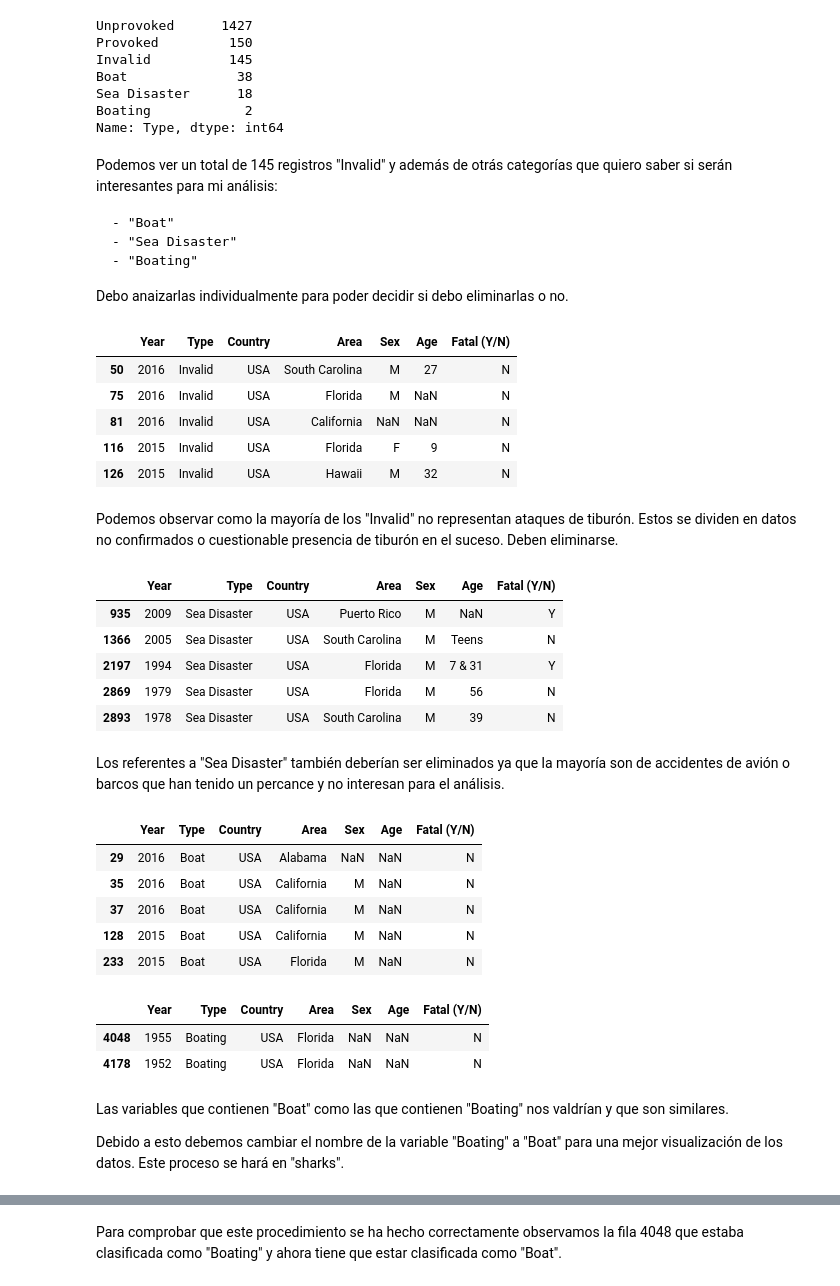
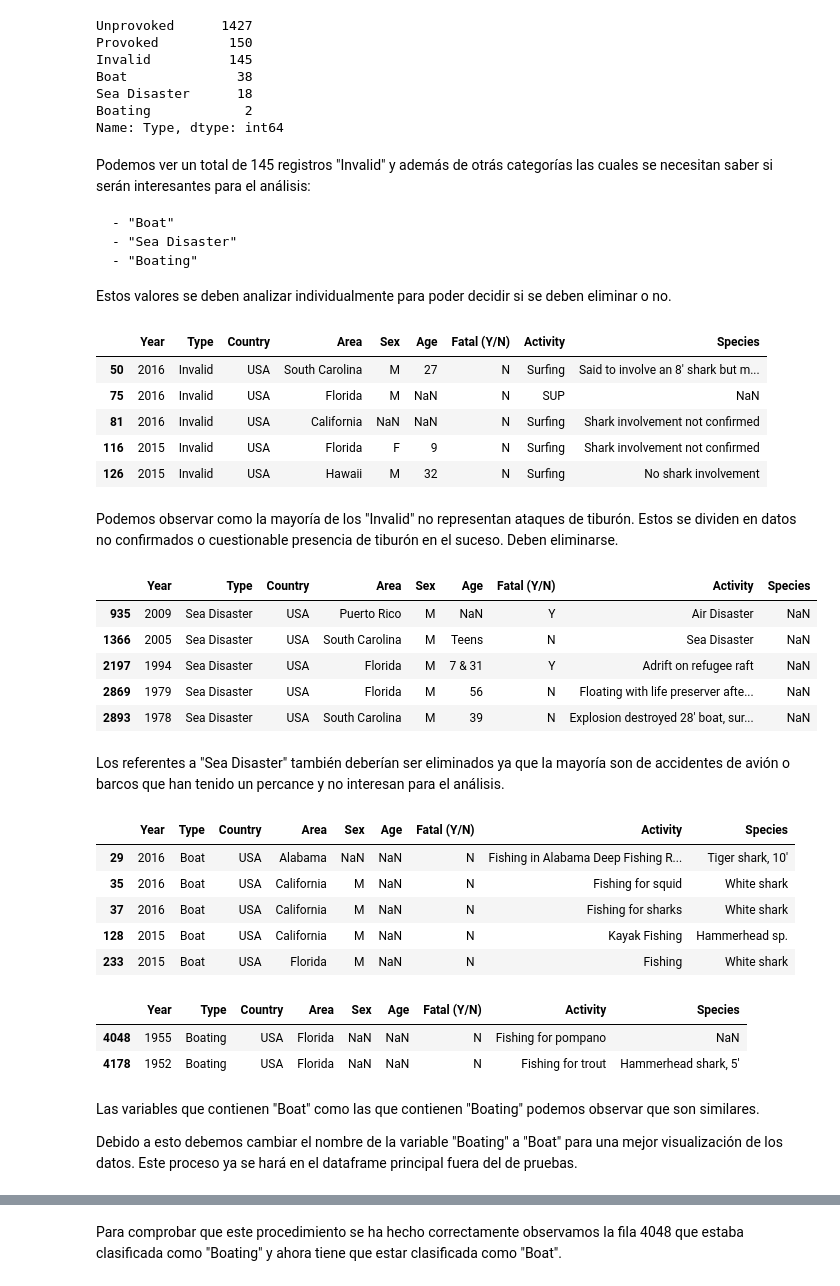
Before and after one commit to ironhack-datalabs/datamad0419, a Jupyter notebook: module-1/pandas-project/your-code/Pandas project - Jacobo Pintos (Data cleaning).ipynb, the cells around one changed output, grey strips where cells are left out. Drawn from its saved outputs; the diff is of its cells as text; code cells hidden in the pictures.

```diff
--- a/module-1/pandas-project/your-code/Pandas project - Jacobo Pintos (Data cleaning).ipynb
+++ b/module-1/pandas-project/your-code/Pandas project - Jacobo Pintos (Data cleaning).ipynb
@@ -115,58 +115,63 @@ Sea Disaster      18
 Boating            2
 Name: Type, dtype: int64
 # %% [markdown]
-Podemos ver un total de 145 registros "Invalid" y además de otrás categorías que quiero saber si serán interesantes para mi análisis:
+Podemos ver un total de 145 registros "Invalid" y además de otrás categorías las cuales se necesitan saber si serán interesantes para el análisis:
 
     - "Boat"
     - "Sea Disaster"
     - "Boating"
 
-Debo anaizarlas individualmente para poder decidir si debo eliminarlas o no.
+Estos valores se deben analizar individualmente para poder decidir si se deben eliminar o no.
+# %%
+colnames=['Year', 'Type', 'Country', 'Area', 'Sex', 'Age', 'Fatal (Y/N)', 'Activity', 'Species ']
+sharks_test = pd.DataFrame(data, columns=colnames)
+sharks_test = sharks_test.drop(sharks_test[sharks_test['Year']<1950].index)
+sharks_test = sharks_test.drop(sharks_test[sharks_test['Country']!='USA'].index)
 # %%
-test_typeinvalid= sharks.drop(sharks[sharks['Type']!='Invalid'].index)
+test_typeinvalid= sharks_test.drop(sharks_test[sharks_test['Type']!='Invalid'].index)
 test_typeinvalid.head()
 # %% [output]
-|  | Year | Type | Country | Area | Sex | Age | Fatal (Y/N) |
-| 50 | 2016 | Invalid | USA | South Carolina | M | 27 | N |
-| 75 | 2016 | Invalid | USA | Florida | M | NaN | N |
-| 81 | 2016 | Invalid | USA | California | NaN | NaN | N |
-| 116 | 2015 | Invalid | USA | Florida | F | 9 | N |
-| 126 | 2015 | Invalid | USA | Hawaii | M | 32 | N |
+|  | Year | Type | Country | Area | Sex | Age | Fatal (Y/N) | Activity | Species |
+| 50 | 2016 | Invalid | USA | South Carolina | M | 27 | N | Surfing | Said to involve an 8' shark but m... |
+| 75 | 2016 | Invalid | USA | Florida | M | NaN | N | SUP | NaN |
+| 81 | 2016 | Invalid | USA | California | NaN | NaN | N | Surfing | Shark involvement not confirmed |
+| 116 | 2015 | Invalid | USA | Florida | F | 9 | N | Surfing | Shark involvement not confirmed |
+| 126 | 2015 | Invalid | USA | Hawaii | M | 32 | N | Surfing | No shark involvement |
 # %% [markdown]
 Podemos observar como la mayoría de los "Invalid" no representan ataques de tiburón. Estos se dividen en datos no confirmados o cuestionable presencia de tiburón en el suceso. Deben eliminarse.
 # %%
-test_seadisaster= sharks.drop(sharks[sharks['Type']!='Sea Disaster'].index)
+test_seadisaster= sharks_test.drop(sharks_test[sharks_test['Type']!='Sea Disaster'].index)
 test_seadisaster.head()
 # %% [output]
-|  | Year | Type | Country | Area | Sex | Age | Fatal (Y/N) |
-| 935 | 2009 | Sea Disaster | USA | Puerto Rico | M | NaN | Y |
-| 1366 | 2005 | Sea Disaster | USA | South Carolina | M | Teens | N |
-| 2197 | 1994 | Sea Disaster | USA | Florida | M | 7 & 31 | Y |
-| 2869 | 1979 | Sea Disaster | USA | Florida | M | 56 | N |
-| 2893 | 1978 | Sea Disaster | USA | South Carolina | M | 39 | N |
+|  | Year | Type | Country | Area | Sex | Age | Fatal (Y/N) | Activity | Species |
+| 935 | 2009 | Sea Disaster | USA | Puerto Rico | M | NaN | Y | Air Disaster | NaN |
+| 1366 | 2005 | Sea Disaster | USA | South Carolina | M | Teens | N | Sea Disaster | NaN |
+| 2197 | 1994 | Sea Disaster | USA | Florida | M | 7 & 31 | Y | Adrift on refugee raft | NaN |
+| 2869 | 1979 | Sea Disaster | USA | Florida | M | 56 | N | Floating with life preserver afte... | NaN |
+| 2893 | 1978 | Sea Disaster | USA | South Carolina | M | 39 | N | Explosion destroyed 28' boat, sur... | NaN |
 # %% [markdown]
 Los referentes a "Sea Disaster" también deberían ser eliminados ya que la mayoría son de accidentes de avión o barcos que han tenido un percance y no interesan para el análisis.
 # %%
-test_boat= sharks.drop(sharks[sharks['Type']!='Boat'].index)
+test_boat= sharks_test.drop(sharks_test[sharks_test['Type']!='Boat'].index)
 test_boat.head()
 # %% [output]
-|  | Year | Type | Country | Area | Sex | Age | Fatal (Y/N) |
-| 29 | 2016 | Boat | USA | Alabama | NaN | NaN | N |
-| 35 | 2016 | Boat | USA | California | M | NaN | N |
-| 37 | 2016 | Boat | USA | California | M | NaN | N |
-| 128 | 2015 | Boat | USA | California | M | NaN | N |
-| 233 | 2015 | Boat | USA | Florida | M | NaN | N |
+|  | Year | Type | Country | Area | Sex | Age | Fatal (Y/N) | Activity | Species |
+| 29 | 2016 | Boat | USA | Alabama | NaN | NaN | N | Fishing in Alabama Deep Fishing R... | Tiger shark, 10' |
+| 35 | 2016 | Boat | USA | California | M | NaN | N | Fishing for squid | White shark |
+| 37 | 2016 | Boat | USA | California | M | NaN | N | Fishing for sharks | White shark |
+| 128 | 2015 | Boat | USA | California | M | NaN | N | Kayak Fishing | Hammerhead sp. |
+| 233 | 2015 | Boat | USA | Florida | M | NaN | N | Fishing | White shark |
 # %%
-test_boating= sharks.drop(sharks[sharks['Type']!='Boating'].index)
+test_boating= sharks_test.drop(sharks_test[sharks_test['Type']!='Boating'].index)
 test_boating.head()
 # %% [output]
-|  | Year | Type | Country | Area | Sex | Age | Fatal (Y/N) |
-| 4048 | 1955 | Boating | USA | Florida | NaN | NaN | N |
-| 4178 | 1952 | Boating | USA | Florida | NaN | NaN | N |
+|  | Year | Type | Country | Area | Sex | Age | Fatal (Y/N) | Activity | Species |
+| 4048 | 1955 | Boating | USA | Florida | NaN | NaN | N | Fishing for pompano | NaN |
+| 4178 | 1952 | Boating | USA | Florida | NaN | NaN | N | Fishing for trout | Hammerhead shark, 5' |
 # %% [markdown]
-Las variables que contienen "Boat" como las que contienen "Boating" nos valdrían y que son similares.
+Las variables que contienen "Boat" como las que contienen "Boating" podemos observar que son similares.
 
-Debido a esto debemos cambiar el nombre de la variable "Boating" a "Boat" para una mejor visualización de los datos. Este proceso se hará en "sharks".
+Debido a esto debemos cambiar el nombre de la variable "Boating" a "Boat" para una mejor visualización de los datos. Este proceso ya se hará en el dataframe principal fuera del de pruebas.
 # %%
 sharks['Type'] = sharks['Type'].str.replace('Boating', 'Boat')
 print(set(sharks['Type']))
```
Also changed, not shown: parts of 15 cells of this notebook, 2 other files.
